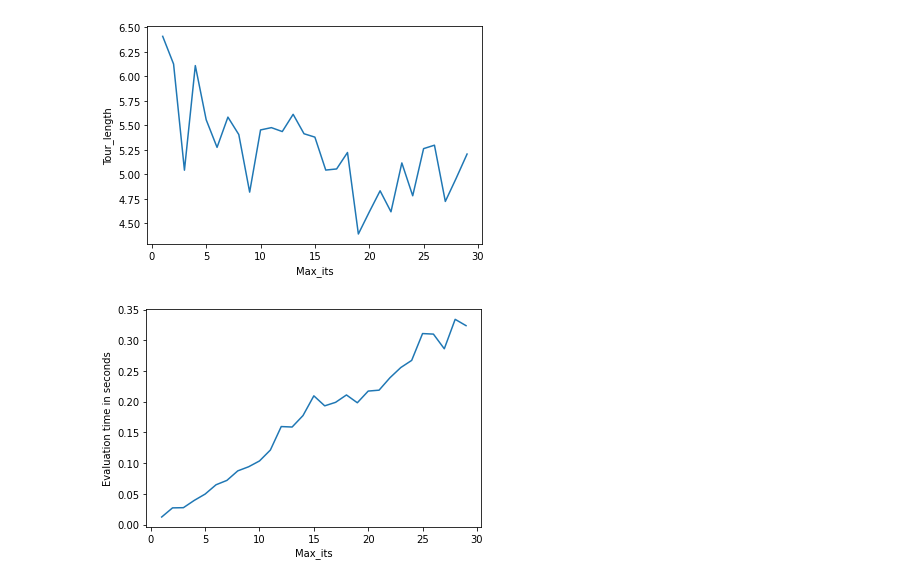
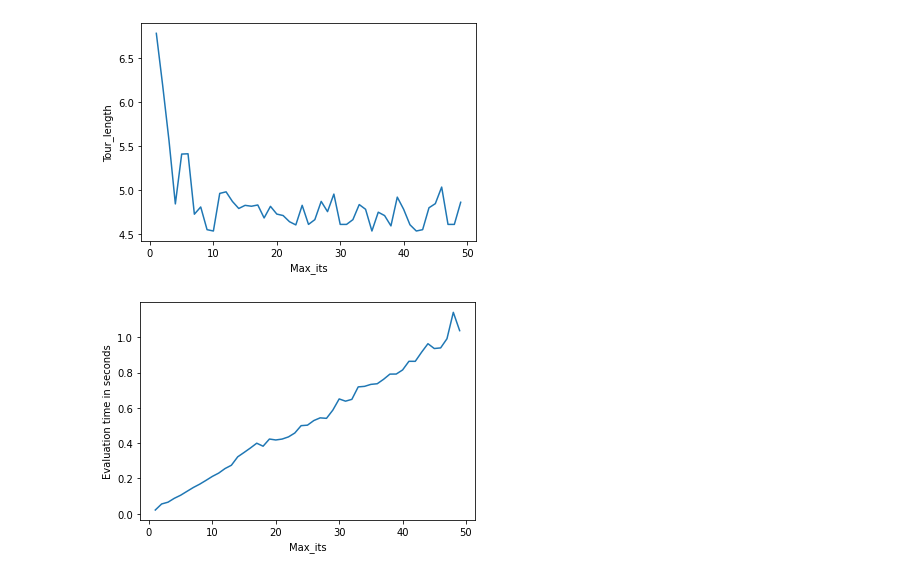
Before and after one commit to Pullabhatla/M2R, a Jupyter notebook: notebooks/ant_colony.ipynb, the cells around one changed output. Drawn from its saved outputs; the diff is of its cells as text; code cells hidden in the pictures.

```diff
--- a/notebooks/ant_colony.ipynb
+++ b/notebooks/ant_colony.ipynb
@@ -8,23 +9,23 @@ import matplotlib.pyplot as plt
 # %%
-map1 = gen_ran(15)
+map = gen_ran(30)
+#print(held_karp(map).cost())
 times = []
 tour_length = []
-for i in range(1, 30):
+for i in range(1, 50):
     t0 = time()
-    sol = ant_colony(map1, 0, 0, 20, 1, 1, i)
+    sol = ant_colony(map, 2.5, 2.5, 20, 0.01, 1, i)
     t1 = time()
     times.append(t1 - t0)
     tour_length.append(sol.cost())
 
-#print(held_karp(map1).cost())
-plt.plot([i for i in range(1, 30)], tour_length)
+plt.plot([i for i in range(1, 50)], tour_length)
 plt.xlabel("Max_its")
 plt.ylabel("Tour_length")
 plt.show()
-plt.plot([i for i in range(1, 30)], times)
+plt.plot([i for i in range(1, 50)], times)
 plt.xlabel("Max_its")
 plt.ylabel("Evaluation time in seconds")
 plt.show()
 # %% [output]
-[figure, old version]
+[figure, new version]
-[figure, old version]
+[figure, new version]
```
Also changed, not shown: parts of 3 cells of this notebook, 1 other file.
